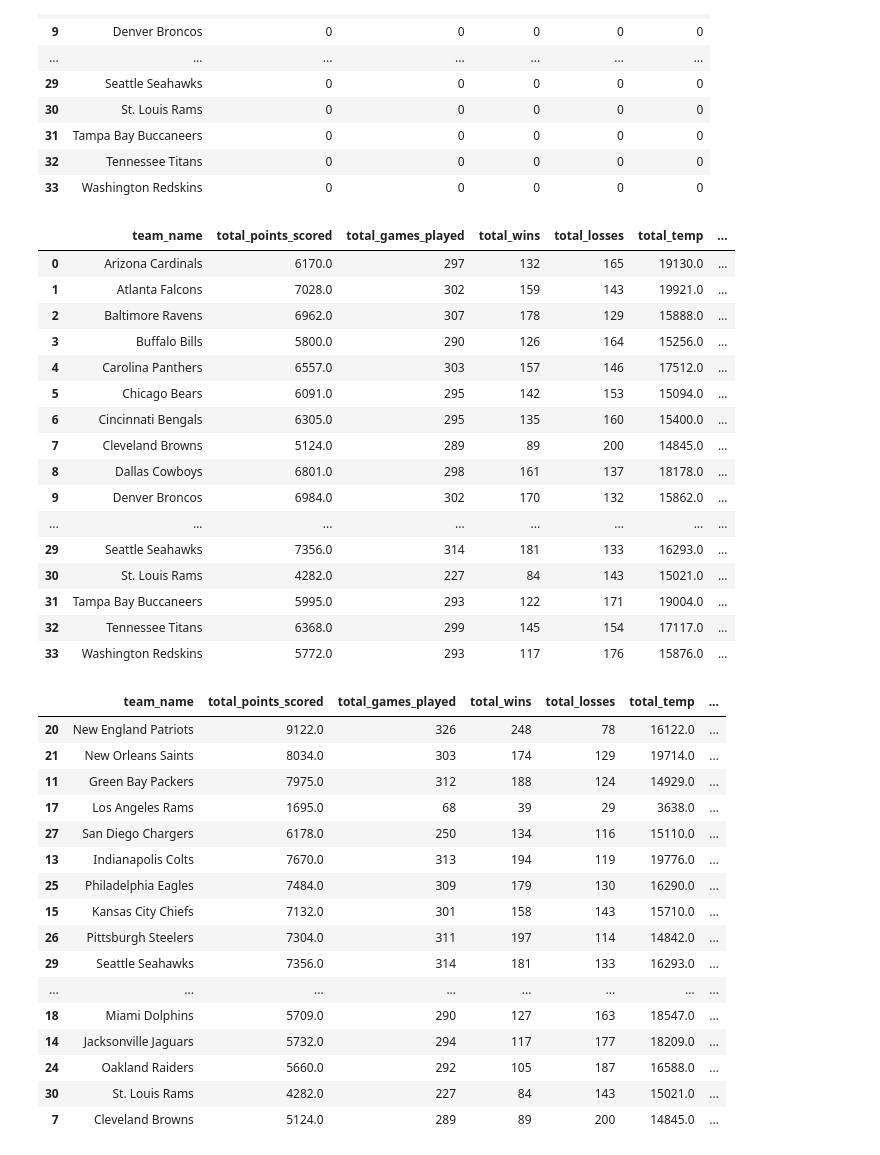
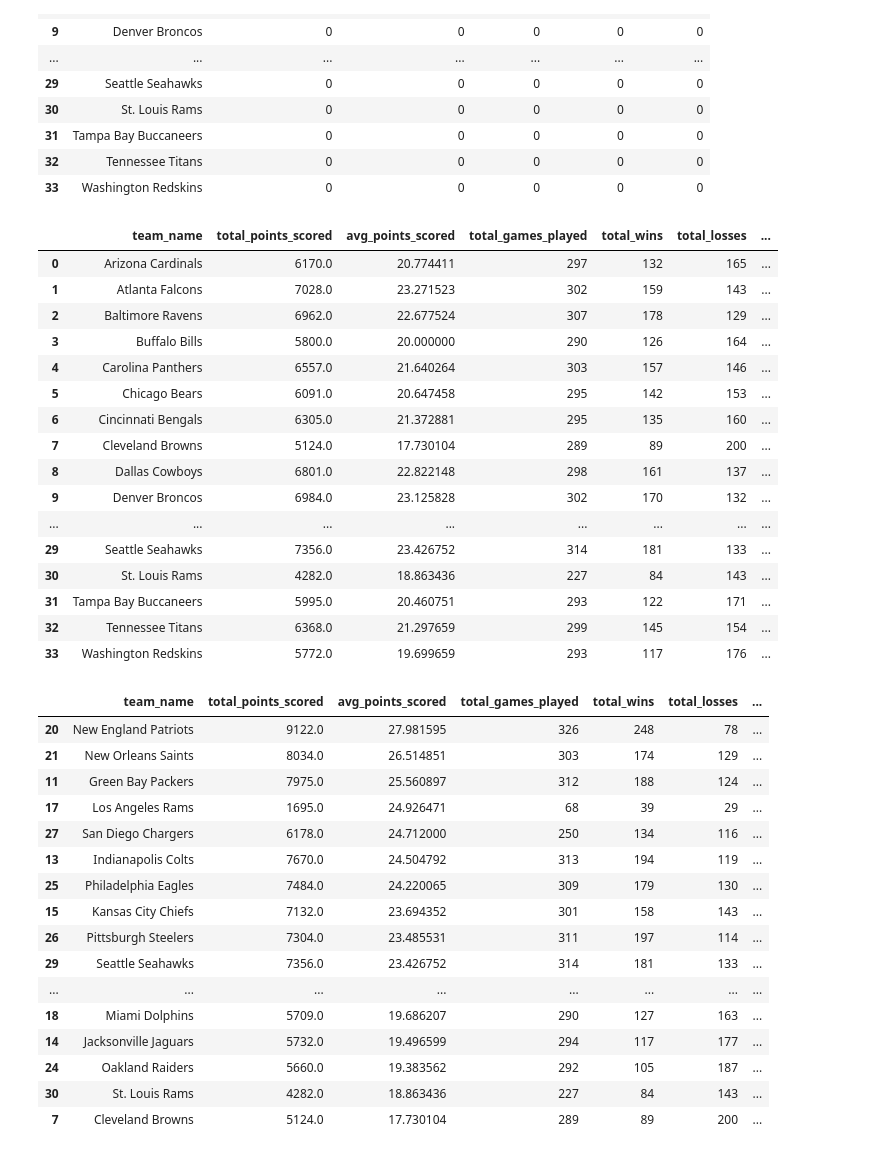
Before and after one commit to potterc22/Project1_TeamB, a Jupyter notebook: startercode.ipynb, the cells around one changed output. Saved outputs shown, nothing was run; the diff lists cells and outputs as text; code cells hidden in the pictures.

```diff
--- a/startercode.ipynb
+++ b/startercode.ipynb
@@ -304,80 +304,84 @@ merged_2002_2019['weather_temperature'] = pd.to_numeric(merged_2002_2019['weathe
 for team in teams:
     # Loop through each row of the merged data for 2002-2018
     for index, row in merged_2002_2019.iterrows():
-        # loop through each row and looking for team in home or away and adding the score to our dataframe
+        # loop through each row and looking for team in home and adding the score to our dataframe
         if row['team_home'] == team:
             team_stats.loc[count, 'total_points_scored'] += row['score_home']
             team_stats.loc[count, 'total_games_played'] += 1
+            # Add each weather value that is not NaN to total temp to allow us to calculate avg temperature
             if row['weather_temperature'] != 'NaN':
                 team_stats.loc[count, 'total_temp'] += row['weather_temperature']
             else:
                 continue
+            # Calculate the number of wins and losses
             if row['score_home'] > row['score_away']:
                 team_stats.loc[count, 'total_wins'] += 1
             else:
                 team_stats.loc[count, 'total_losses'] += 1
+        # loop through each row and looking for team in away and adding the score to our dataframe
         elif row['team_away'] == team:
             team_stats.loc[count, 'total_points_scored'] += row['score_away']
             team_stats.loc[count, 'total_games_played'] += 1
+            # Add each weather value that is not NaN to total temp to allow us to calculate avg temperature
             if row['weather_temperature'] != 'NaN':
                 team_stats.loc[count, 'total_temp'] += row['weather_temperature']
             else:
                 continue
+            # Calculate the number of wins and losses
             if row['score_away'] > row['score_home']:
                 team_stats.loc[count, 'total_wins'] += 1
             else:
                 team_stats.loc[count, 'total_losses'] += 1
         else:
             continue
 
     count += 1
-    total_temp = 0
-
-
 
 # Add avg points scored column
 team_stats['avg_points_scored'] = team_stats['total_points_scored'] / team_stats['total_games_played']
 team_stats['avg_temperature'] = team_stats['total_temp'] / team_stats['total_games_played']
+team_stats = team_stats[['team_name', 'total_points_scored', 'avg_points_scored', 'total_games_played', 'total_wins',
+       'total_losses', 'avg_temperature']]
 team_stats
 # %% [output]
-|  | team_name | total_points_scored | total_games_played | total_wins | total_losses | total_temp | ... |
-| 0 | Arizona Cardinals | 6170.0 | 297 | 132 | 165 | 19130.0 | ... |
-| 1 | Atlanta Falcons | 7028.0 | 302 | 159 | 143 | 19921.0 | ... |
-| 2 | Baltimore Ravens | 6962.0 | 307 | 178 | 129 | 15888.0 | ... |
-| 3 | Buffalo Bills | 5800.0 | 290 | 126 | 164 | 15256.0 | ... |
-| 4 | Carolina Panthers | 6557.0 | 303 | 157 | 146 | 17512.0 | ... |
-| 5 | Chicago Bears | 6091.0 | 295 | 142 | 153 | 15094.0 | ... |
-| 6 | Cincinnati Bengals | 6305.0 | 295 | 135 | 160 | 15400.0 | ... |
-| 7 | Cleveland Browns | 5124.0 | 289 | 89 | 200 | 14845.0 | ... |
-| 8 | Dallas Cowboys | 6801.0 | 298 | 161 | 137 | 18178.0 | ... |
-| 9 | Denver Broncos | 6984.0 | 302 | 170 | 132 | 15862.0 | ... |
+|  | team_name | total_points_scored | avg_points_scored | total_games_played | total_wins | total_losses | ... |
+| 0 | Arizona Cardinals | 6170.0 | 20.774411 | 297 | 132 | 165 | ... |
+| 1 | Atlanta Falcons | 7028.0 | 23.271523 | 302 | 159 | 143 | ... |
+| 2 | Baltimore Ravens | 6962.0 | 22.677524 | 307 | 178 | 129 | ... |
+| 3 | Buffalo Bills | 5800.0 | 20.000000 | 290 | 126 | 164 | ... |
+| 4 | Carolina Panthers | 6557.0 | 21.640264 | 303 | 157 | 146 | ... |
+| 5 | Chicago Bears | 6091.0 | 20.647458 | 295 | 142 | 153 | ... |
+| 6 | Cincinnati Bengals | 6305.0 | 21.372881 | 295 | 135 | 160 | ... |
+| 7 | Cleveland Browns | 5124.0 | 17.730104 | 289 | 89 | 200 | ... |
+| 8 | Dallas Cowboys | 6801.0 | 22.822148 | 298 | 161 | 137 | ... |
+| 9 | Denver Broncos | 6984.0 | 23.125828 | 302 | 170 | 132 | ... |
 | ... | ... | ... | ... | ... | ... | ... | ... |
-| 29 | Seattle Seahawks | 7356.0 | 314 | 181 | 133 | 16293.0 | ... |
-| 30 | St. Louis Rams | 4282.0 | 227 | 84 | 143 | 15021.0 | ... |
-| 31 | Tampa Bay Buccaneers | 5995.0 | 293 | 122 | 171 | 19004.0 | ... |
-| 32 | Tennessee Titans | 6368.0 | 299 | 145 | 154 | 17117.0 | ... |
-| 33 | Washington Redskins | 5772.0 | 293 | 117 | 176 | 15876.0 | ... |
+| 29 | Seattle Seahawks | 7356.0 | 23.426752 | 314 | 181 | 133 | ... |
+| 30 | St. Louis Rams | 4282.0 | 18.863436 | 227 | 84 | 143 | ... |
+| 31 | Tampa Bay Buccaneers | 5995.0 | 20.460751 | 293 | 122 | 171 | ... |
+| 32 | Tennessee Titans | 6368.0 | 21.297659 | 299 | 145 | 154 | ... |
+| 33 | Washington Redskins | 5772.0 | 19.699659 | 293 | 117 | 176 | ... |
 # %%
 team_stats_sorted = team_stats.sort_values('avg_points_scored', ascending=False)
 team_stats_sorted
 # %% [output]
-|  | team_name | total_points_scored | total_games_played | total_wins | total_losses | total_temp | ... |
-| 20 | New England Patriots | 9122.0 | 326 | 248 | 78 | 16122.0 | ... |
-| 21 | New Orleans Saints | 8034.0 | 303 | 174 | 129 | 19714.0 | ... |
-| 11 | Green Bay Packers | 7975.0 | 312 | 188 | 124 | 14929.0 | ... |
-| 17 | Los Angeles Rams | 1695.0 | 68 | 39 | 29 | 3638.0 | ... |
-| 27 | San Diego Chargers | 6178.0 | 250 | 134 | 116 | 15110.0 | ... |
-| 13 | Indianapolis Colts | 7670.0 | 313 | 194 | 119 | 19776.0 | ... |
-| 25 | Philadelphia Eagles | 7484.0 | 309 | 179 | 130 | 16290.0 | ... |
-| 15 | Kansas City Chiefs | 7132.0 | 301 | 158 | 143 | 15710.0 | ... |
-| 26 | Pittsburgh Steelers | 7304.0 | 311 | 197 | 114 | 14842.0 | ... |
-| 29 | Seattle Seahawks | 7356.0 | 314 | 181 | 133 | 16293.0 | ... |
+|  | team_name | total_points_scored | avg_points_scored | total_games_played | total_wins | total_losses | ... |
+| 20 | New England Patriots | 9122.0 | 27.981595 | 326 | 248 | 78 | ... |
+| 21 | New Orleans Saints | 8034.0 | 26.514851 | 303 | 174 | 129 | ... |
+| 11 | Green Bay Packers | 7975.0 | 25.560897 | 312 | 188 | 124 | ... |
+| 17 | Los Angeles Rams | 1695.0 | 24.926471 | 68 | 39 | 29 | ... |
+| 27 | San Diego Chargers | 6178.0 | 24.712000 | 250 | 134 | 116 | ... |
+| 13 | Indianapolis Colts | 7670.0 | 24.504792 | 313 | 194 | 119 | ... |
+| 25 | Philadelphia Eagles | 7484.0 | 24.220065 | 309 | 179 | 130 | ... |
+| 15 | Kansas City Chiefs | 7132.0 | 23.694352 | 301 | 158 | 143 | ... |
+| 26 | Pittsburgh Steelers | 7304.0 | 23.485531 | 311 | 197 | 114 | ... |
+| 29 | Seattle Seahawks | 7356.0 | 23.426752 | 314 | 181 | 133 | ... |
 | ... | ... | ... | ... | ... | ... | ... | ... |
-| 18 | Miami Dolphins | 5709.0 | 290 | 127 | 163 | 18547.0 | ... |
-| 14 | Jacksonville Jaguars | 5732.0 | 294 | 117 | 177 | 18209.0 | ... |
-| 24 | Oakland Raiders | 5660.0 | 292 | 105 | 187 | 16588.0 | ... |
-| 30 | St. Louis Rams | 4282.0 | 227 | 84 | 143 | 15021.0 | ... |
-| 7 | Cleveland Browns | 5124.0 | 289 | 89 | 200 | 14845.0 | ... |
+| 18 | Miami Dolphins | 5709.0 | 19.686207 | 290 | 127 | 163 | ... |
+| 14 | Jacksonville Jaguars | 5732.0 | 19.496599 | 294 | 117 | 177 | ... |
+| 24 | Oakland Raiders | 5660.0 | 19.383562 | 292 | 105 | 187 | ... |
+| 30 | St. Louis Rams | 4282.0 | 18.863436 | 227 | 84 | 143 | ... |
+| 7 | Cleveland Browns | 5124.0 | 17.730104 | 289 | 89 | 200 | ... |
 # %% [markdown]
 * Group by stadium type and whether they hit the over under or not
 * Look at the effect elevation has
```
Also changed, not shown: parts of 7 cells of this notebook.
